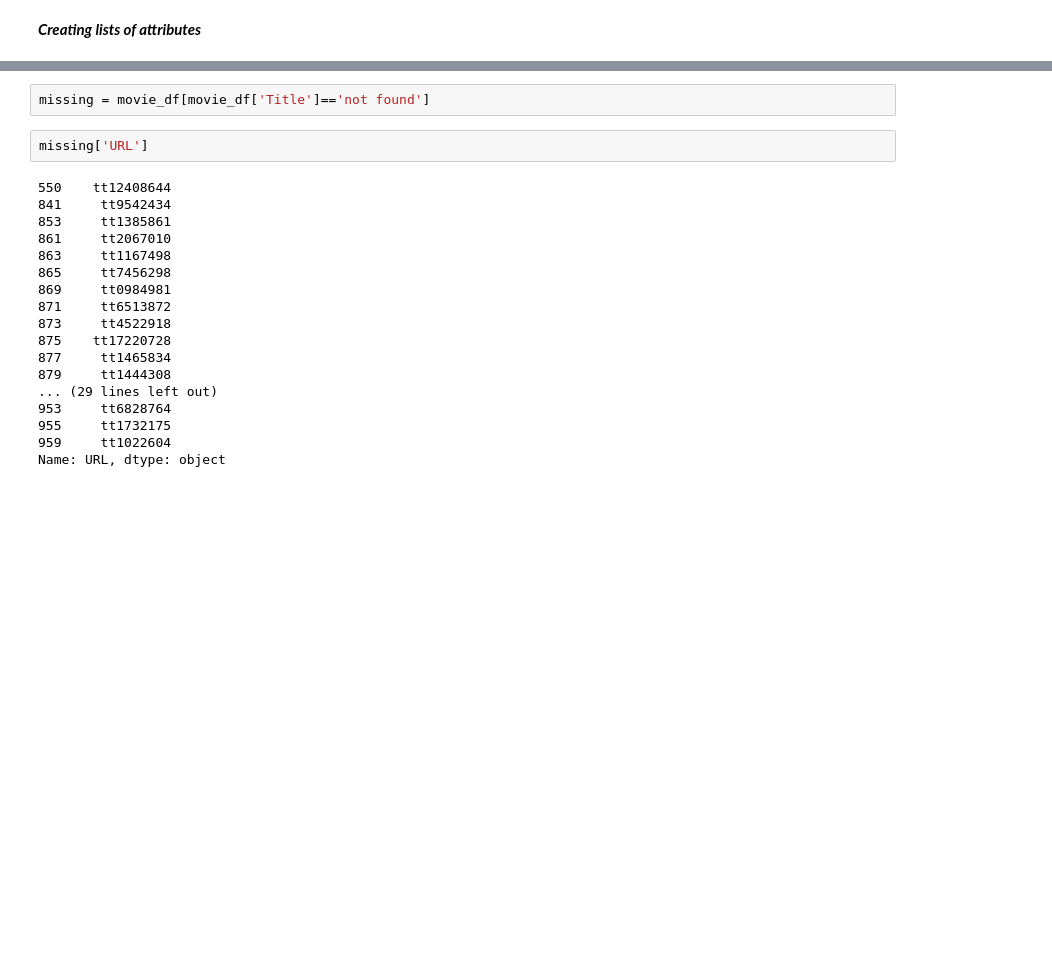
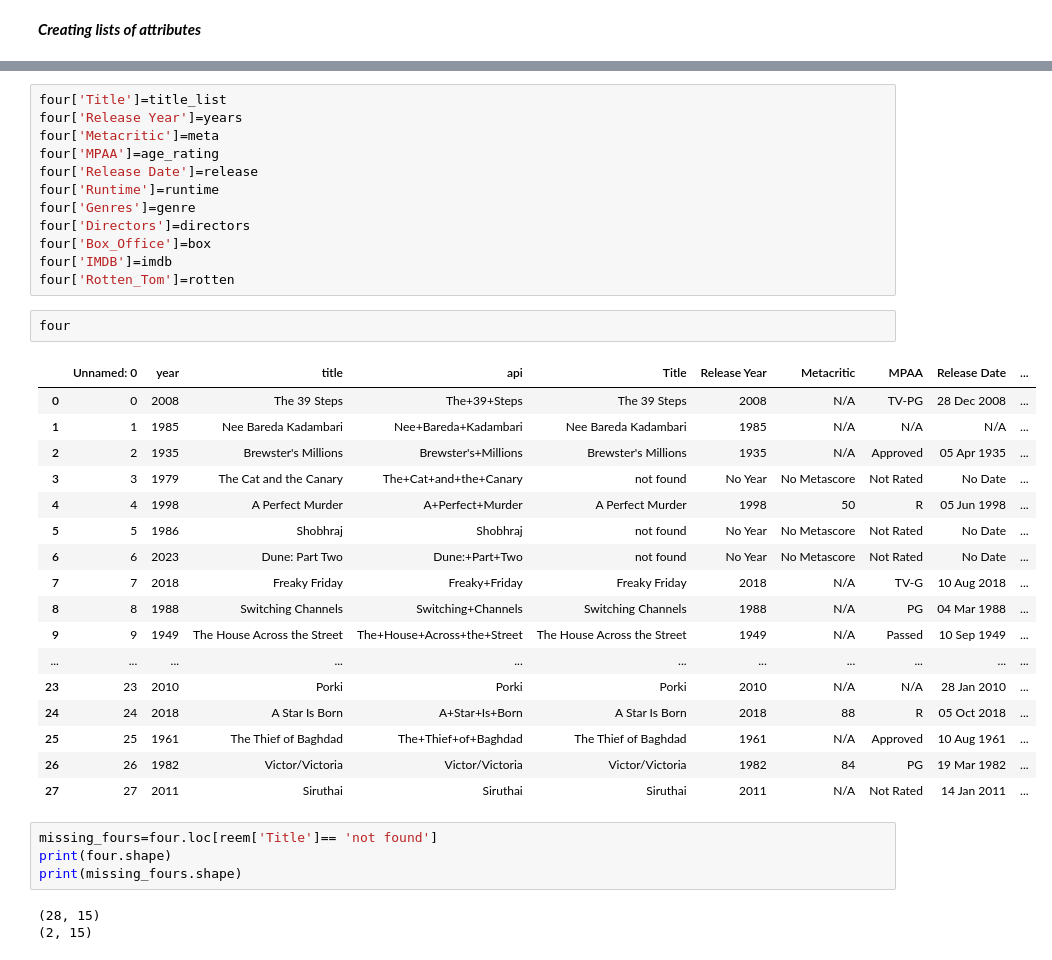
Before and after one commit to Daniel-Hoover/MovieRemakeCapstone, a Jupyter notebook: movie_api.ipynb, the cells around one changed output, grey strips where cells are left out. Cells and saved outputs as stored; diff of their text form; blank space fills up the shorter version.

```diff
--- a/movie_api.ipynb
+++ b/movie_api.ipynb
@@ -210,22 +527,39 @@ movie_df
+# %%
+four['Title']=title_list
+four['Release Year']=years
+four['Metacritic']=meta
+four['MPAA']=age_rating
+four['Release Date']=release
+four['Runtime']=runtime
+four['Genres']=genre
+four['Directors']=directors
+four['Box_Office']=box
+four['IMDB']=imdb
+four['Rotten_Tom']=rotten
+# %%
+four
+# %% [output]
+|  | Unnamed: 0 | year | title | api | Title | Release Year | Metacritic | MPAA | Release Date | ... |
+| 0 | 0 | 2008 | The 39 Steps | The+39+Steps | The 39 Steps | 2008 | N/A | TV-PG | 28 Dec 2008 | ... |
+| 1 | 1 | 1985 | Nee Bareda Kadambari | Nee+Bareda+Kadambari | Nee Bareda Kadambari | 1985 | N/A | N/A | N/A | ... |
+| 2 | 2 | 1935 | Brewster's Millions | Brewster's+Millions | Brewster's Millions | 1935 | N/A | Approved | 05 Apr 1935 | ... |
+| 3 | 3 | 1979 | The Cat and the Canary | The+Cat+and+the+Canary | not found | No Year | No Metascore | Not Rated | No Date | ... |
+| 4 | 4 | 1998 | A Perfect Murder | A+Perfect+Murder | A Perfect Murder | 1998 | 50 | R | 05 Jun 1998 | ... |
+| 5 | 5 | 1986 | Shobhraj | Shobhraj | not found | No Year | No Metascore | Not Rated | No Date | ... |
+| 6 | 6 | 2023 | Dune: Part Two | Dune:+Part+Two | not found | No Year | No Metascore | Not Rated | No Date | ... |
+| 7 | 7 | 2018 | Freaky Friday | Freaky+Friday | Freaky Friday | 2018 | N/A | TV-G | 10 Aug 2018 | ... |
+| 8 | 8 | 1988 | Switching Channels | Switching+Channels | Switching Channels | 1988 | N/A | PG | 04 Mar 1988 | ... |
+| 9 | 9 | 1949 | The House Across the Street | The+House+Across+the+Street | The House Across the Street | 1949 | N/A | Passed | 10 Sep 1949 | ... |
+| ... | ... | ... | ... | ... | ... | ... | ... | ... | ... | ... |
+| 23 | 23 | 2010 | Porki | Porki | Porki | 2010 | N/A | N/A | 28 Jan 2010 | ... |
+| 24 | 24 | 2018 | A Star Is Born | A+Star+Is+Born | A Star Is Born | 2018 | 88 | R | 05 Oct 2018 | ... |
+| 25 | 25 | 1961 | The Thief of Baghdad | The+Thief+of+Baghdad | The Thief of Baghdad | 1961 | N/A | Approved | 10 Aug 1961 | ... |
+| 26 | 26 | 1982 | Victor/Victoria | Victor/Victoria | Victor/Victoria | 1982 | 84 | PG | 19 Mar 1982 | ... |
+| 27 | 27 | 2011 | Siruthai | Siruthai | Siruthai | 2011 | N/A | Not Rated | 14 Jan 2011 | ... |
 # %%
-missing = movie_df[movie_df['Title']=='not found']
+missing_fours=four.loc[reem['Title']== 'not found']
+print(four.shape)
+print(missing_fours.shape)
+# %% [output]
+(28, 15)
+(2, 15)
-# %%
-missing['URL']
-# %% [output]
-550    tt12408644
-841     tt9542434
-853     tt1385861
-861     tt2067010
-863     tt1167498
-865     tt7456298
-869     tt0984981
-871     tt6513872
-873     tt4522918
-875    tt17220728
-877     tt1465834
-879     tt1444308
-... (29 lines left out)
-953     tt6828764
-955     tt1732175
-959     tt1022604
-Name: URL, dtype: object
```
Also changed, not shown: parts of 29 cells of this notebook.
